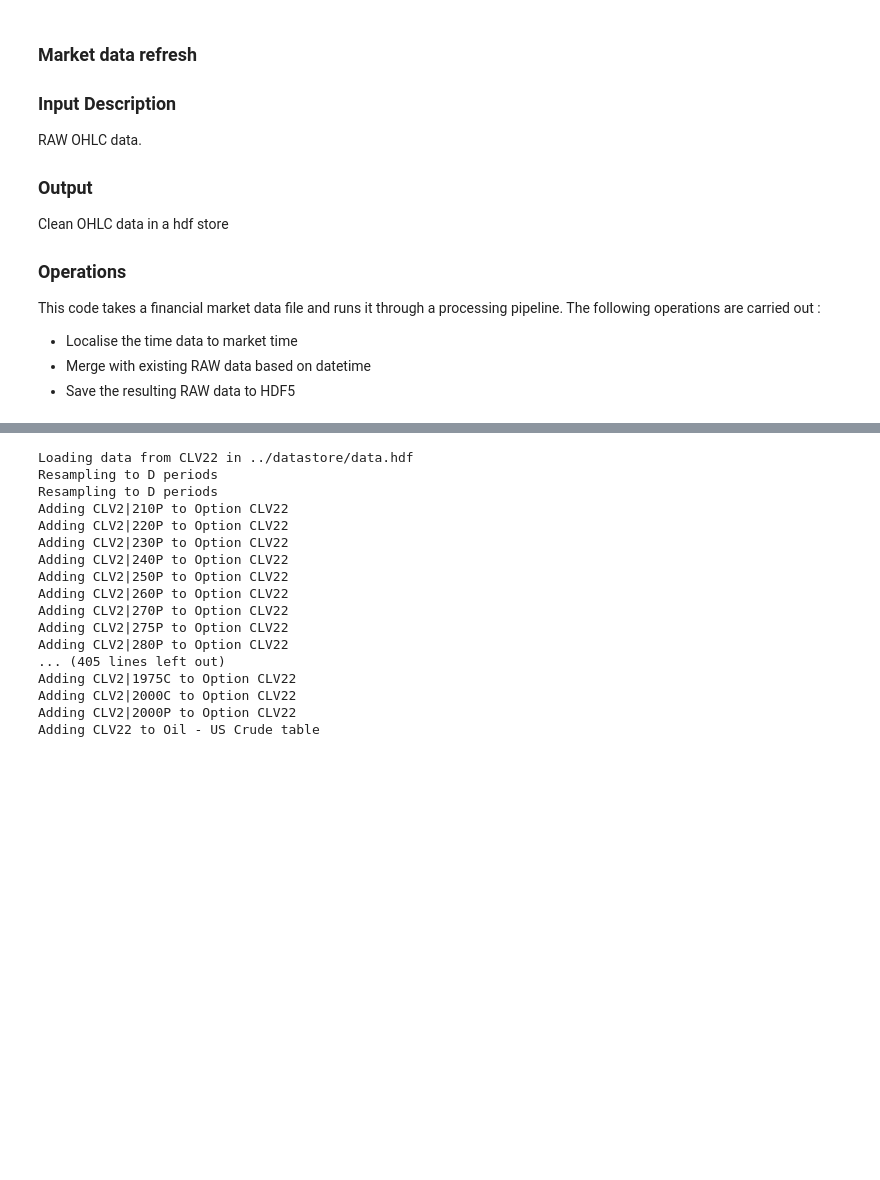
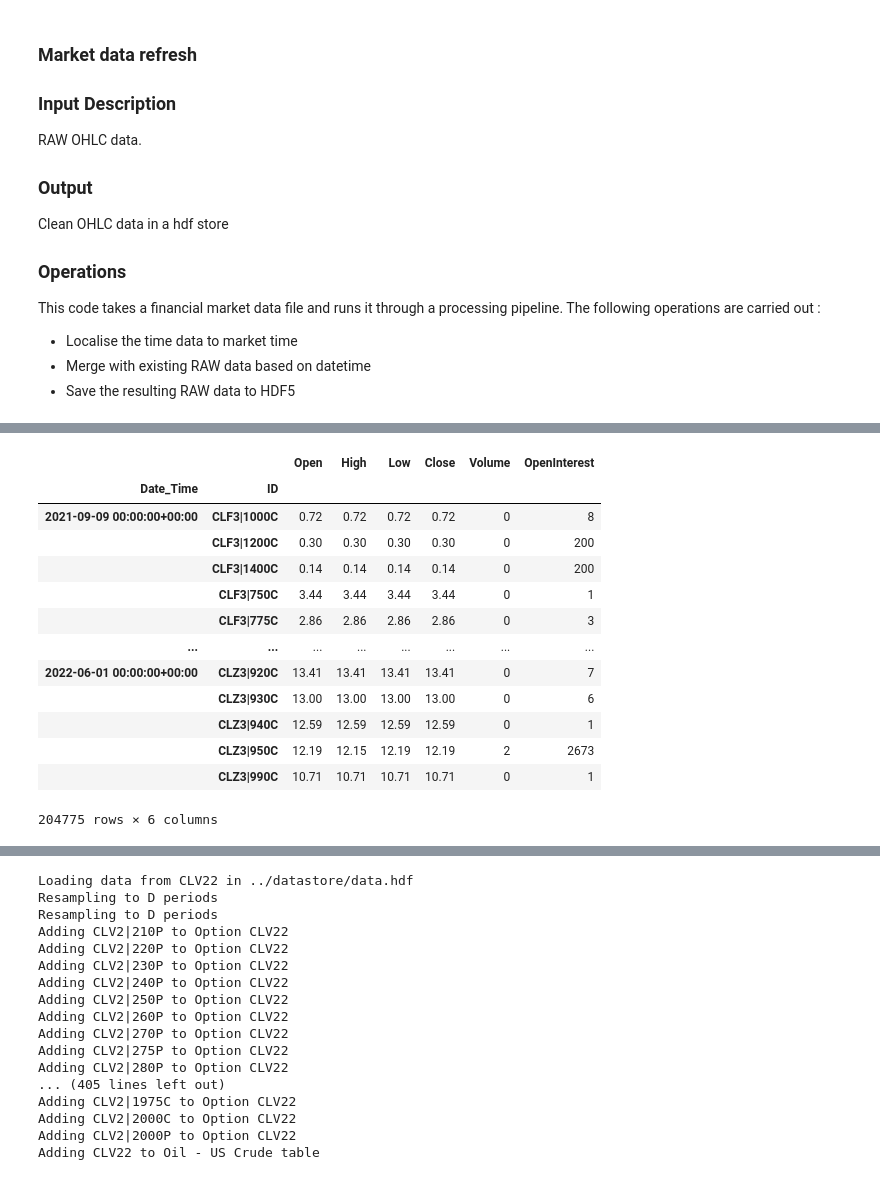
Before and after one commit to cwilko/marketinsights-price-aggregator, a Jupyter notebook: notebooks/datarefresh.ipynb, the cells around one changed output, grey strips where cells are left out. Saved outputs shown, nothing was run; the diff lists cells and outputs as text; code cells hidden in the pictures; blank space fills up the shorter version.

```diff
--- a/notebooks/datarefresh.ipynb
+++ b/notebooks/datarefresh.ipynb
@@ -169,0 +248,17 @@ def appendOptionChainPrices(mds, ds_file):
+# %%
+data["2021-09-09":"2022-06-01"]
+# %% [output]
+|  |  | Open | High | Low | Close | Volume | OpenInterest |
+| Date_Time | ID |  |  |  |  |  |  |
+| 2021-09-09 00:00:00+00:00 | CLF3|1000C | 0.72 | 0.72 | 0.72 | 0.72 | 0 | 8 |
+|  | CLF3|1200C | 0.30 | 0.30 | 0.30 | 0.30 | 0 | 200 |
+|  | CLF3|1400C | 0.14 | 0.14 | 0.14 | 0.14 | 0 | 200 |
+|  | CLF3|750C | 3.44 | 3.44 | 3.44 | 3.44 | 0 | 1 |
+|  | CLF3|775C | 2.86 | 2.86 | 2.86 | 2.86 | 0 | 3 |
+| ... | ... | ... | ... | ... | ... | ... | ... |
+| 2022-06-01 00:00:00+00:00 | CLZ3|920C | 13.41 | 13.41 | 13.41 | 13.41 | 0 | 7 |
+|  | CLZ3|930C | 13.00 | 13.00 | 13.00 | 13.00 | 0 | 6 |
+|  | CLZ3|940C | 12.59 | 12.59 | 12.59 | 12.59 | 0 | 1 |
+|  | CLZ3|950C | 12.19 | 12.15 | 12.19 | 12.19 | 2 | 2673 |
+|  | CLZ3|990C | 10.71 | 10.71 | 10.71 | 10.71 | 0 | 1 |
+204775 rows × 6 columns
```
Also changed, not shown: parts of 19 cells of this notebook, 4 other files.
